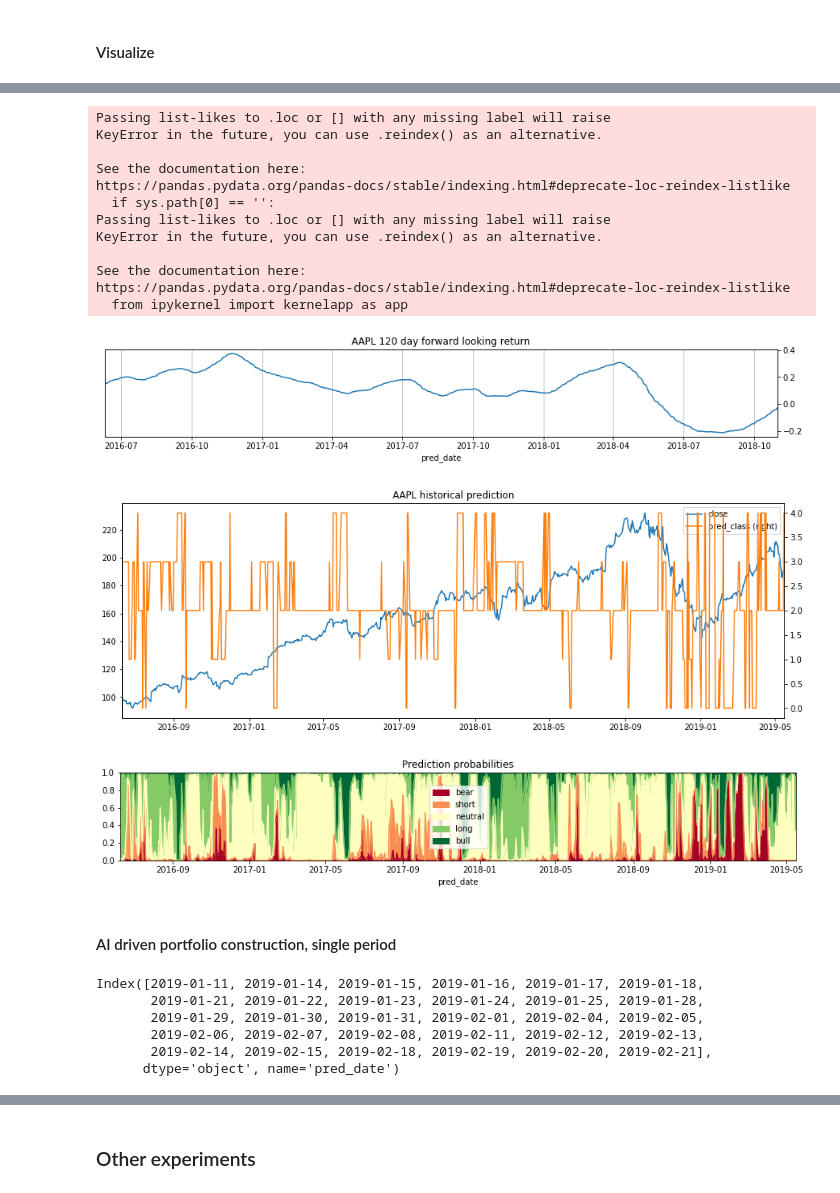
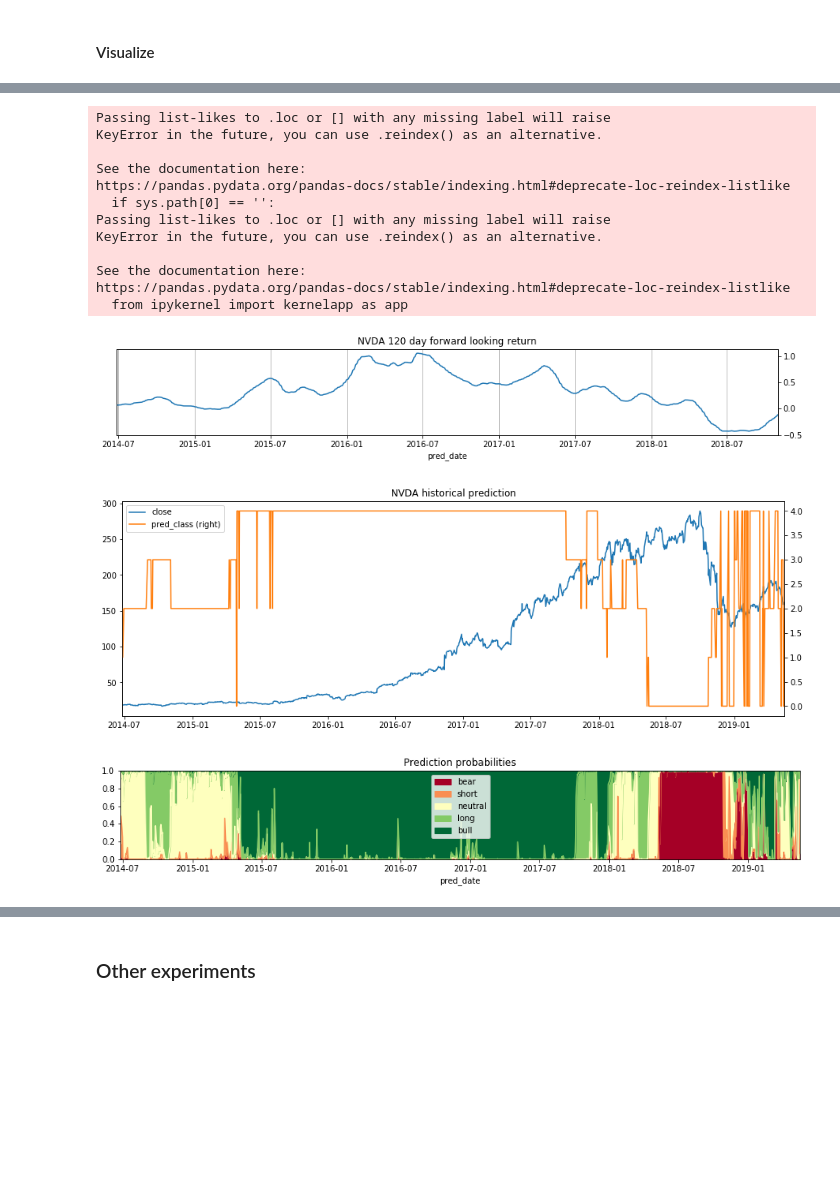
Before and after one commit to webclinic017/inception, a Jupyter notebook: notebooks/micro_TF.ipynb, the cells around one changed output, grey strips where cells are left out. Drawn from its saved outputs; the diff is of its cells as text; code cells hidden in the pictures; blank space fills up the shorter version.

```diff
--- a/notebooks/micro_TF.ipynb
+++ b/notebooks/micro_TF.ipynb
@@ -70,7 +68,7 @@ context = {
     'px_close': 'universe-px-ds',
     'trained_cols': 'micro_TF_train_cols.npy',
     'look_ahead': 120,
-    'look_back': 252*3,
+    'look_back': 252*5,
     'load_ds': True,
     'scale': True,
     'test_size': .05,
@@ -534,36 +526,34 @@ def plot_symbol_hist_pred(pred_symbol, clean_co_px, context, pred_df):
     hist_pred = pd.concat([px_df.loc[pred_df.index.unique()], co_pred['pred_class']], axis=1, sort=False)
 
     # forward looking returns
     pct_chg_df.loc[pred_df.index.unique()].dropna().plot(
         title=f'{pred_symbol} {int(np.mean(context["look_ahead"]))} day forward looking return',
         figsize=(15, 2), grid=True, secondary_y='pct_chg')
 
     # historical predictions
     hist_pred.dropna().plot(
         title=f'{pred_symbol} historical prediction',
         figsize=(15, 5), secondary_y='pred_class')
 
     # probability distribution
     co_pred[fwd_ret_labels].plot.area(
         title='Prediction probabilities',
         figsize=(15, 2), ylim=(0, 1), cmap='RdYlGn', rot=0)
 
-plot_symbol_hist_pred('AAPL', clean_co_px, context, pred_df)
+plot_symbol_hist_pred('NVDA', clean_co_px, context, pred_df)
 # %% [output]
 Passing list-likes to .loc or [] with any missing label will raise
 KeyError in the future, you can use .reindex() as an alternative.
 
 See the documentation here:
 https://pandas.pydata.org/pandas-docs/stable/indexing.html#deprecate-loc-reindex-listlike
   if sys.path[0] == '':
 Passing list-likes to .loc or [] with any missing label will raise
 KeyError in the future, you can use .reindex() as an alternative.
 
 See the documentation here:
 https://pandas.pydata.org/pandas-docs/stable/indexing.html#deprecate-loc-reindex-listlike
   from ipykernel import kernelapp as app
-[figure, old version]
+[figure, new version]
-[figure, old version]
+[figure, new version]
-[figure, old version]
+[figure, new version]
-# %% [markdown]
-#### AI driven portfolio construction, single period
@@ -594,17 +559,0 @@ top_pred = get_top_predictions(pred_df, as_of_date, min_confidence, max_class_ro
-# %%
-def get_study_date_range(pred_df, as_of_date, study_period):
-    """
-    return date range for a study period, as of = prediction,
-    study period = number of days to observe stability of predictions
-    """
-    return pred_df.index.unique()[study_period + as_of_date:as_of_date]
-
-study_dates = get_study_date_range(pred_df, as_of_date, study_period)
-study_dates
-# %% [output]
-Index([2019-01-11, 2019-01-14, 2019-01-15, 2019-01-16, 2019-01-17, 2019-01-18,
-       2019-01-21, 2019-01-22, 2019-01-23, 2019-01-24, 2019-01-25, 2019-01-28,
-       2019-01-29, 2019-01-30, 2019-01-31, 2019-02-01, 2019-02-04, 2019-02-05,
-       2019-02-06, 2019-02-07, 2019-02-08, 2019-02-11, 2019-02-12, 2019-02-13,
-       2019-02-14, 2019-02-15, 2019-02-18, 2019-02-19, 2019-02-20, 2019-02-21],
-      dtype='object', name='pred_date')
```
Also changed, not shown: parts of 27 cells of this notebook, 1 other file.
